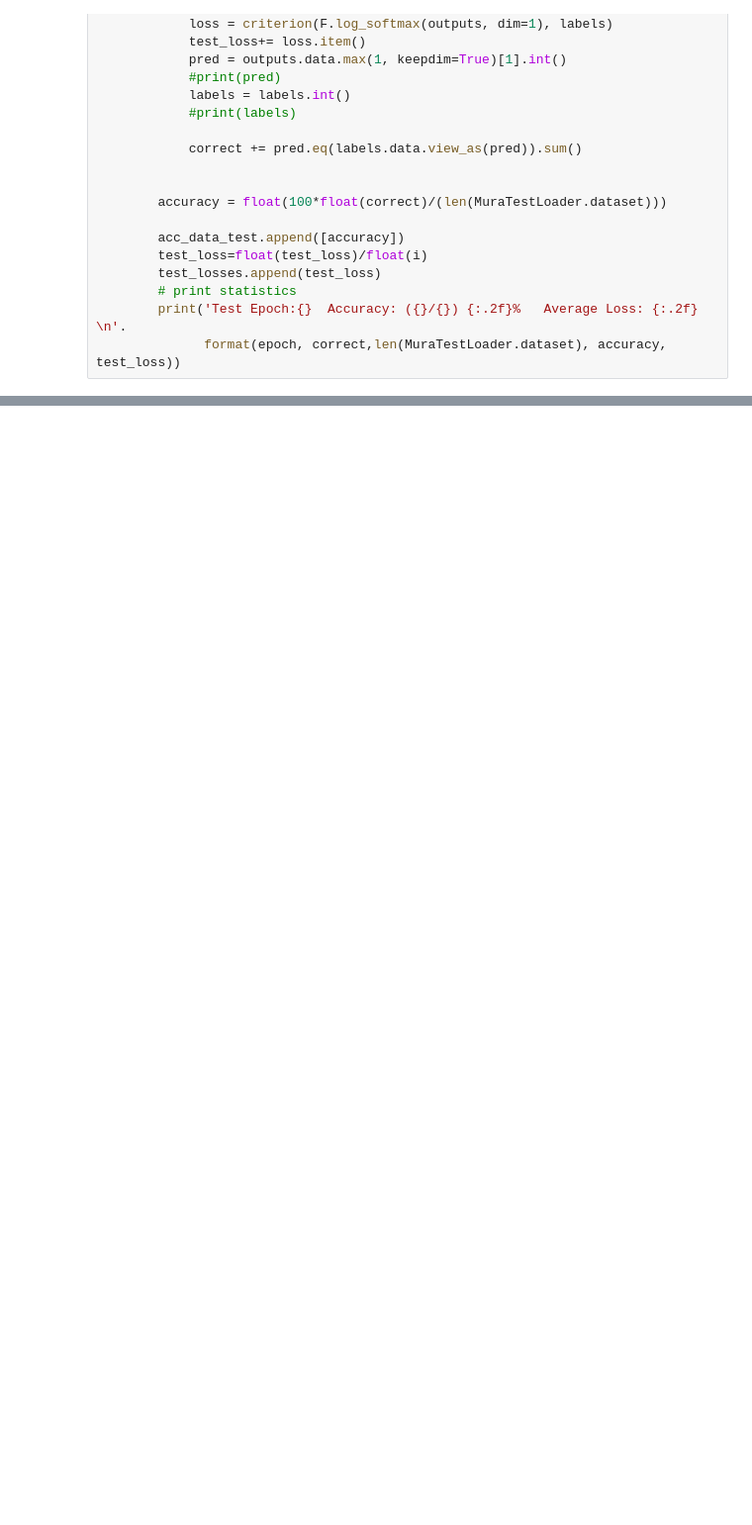
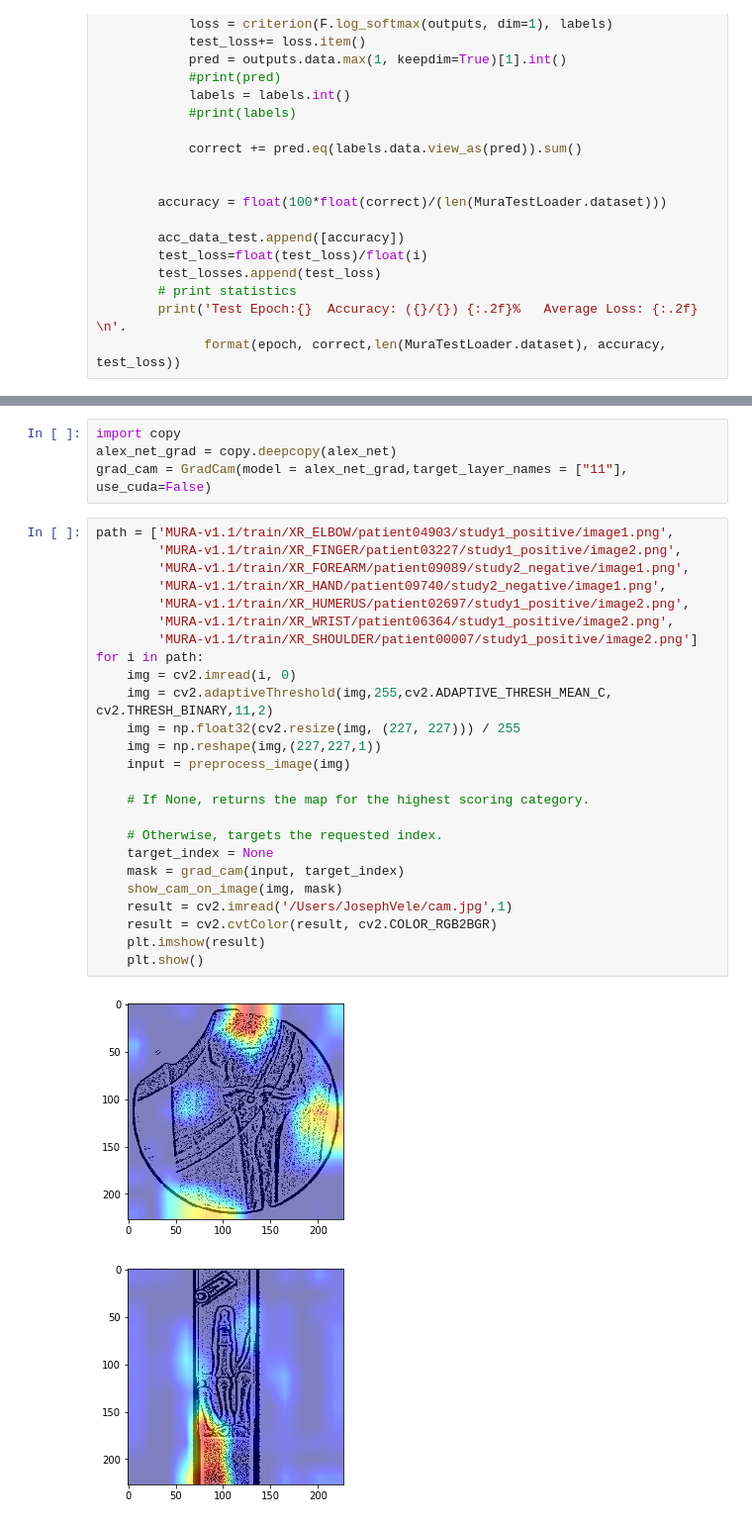
Before and after one commit to darkestfloyd/DS5500Project, a Jupyter notebook: Training_MURA.ipynb, the cells around one changed output, grey strips where cells are left out. Shown at 99% size. Drawn from its saved outputs; the diff is of its cells as text; blank space fills up the shorter version.

```diff
--- a/Training_MURA.ipynb
+++ b/Training_MURA.ipynb
@@ -526,0 +881,32 @@ Test Epoch:1  Accuracy: (2909/3196) 91.02%   Average Loss: 0.29
+# %%
+import copy
+alex_net_grad = copy.deepcopy(alex_net)
+grad_cam = GradCam(model = alex_net_grad,target_layer_names = ["11"], use_cuda=False)
+# %%
+path = ['MURA-v1.1/train/XR_ELBOW/patient04903/study1_positive/image1.png',
+        'MURA-v1.1/train/XR_FINGER/patient03227/study1_positive/image2.png',
+        'MURA-v1.1/train/XR_FOREARM/patient09089/study2_negative/image1.png',
+        'MURA-v1.1/train/XR_HAND/patient09740/study2_negative/image1.png',
+        'MURA-v1.1/train/XR_HUMERUS/patient02697/study1_positive/image2.png',
+        'MURA-v1.1/train/XR_WRIST/patient06364/study1_positive/image2.png',
+        'MURA-v1.1/train/XR_SHOULDER/patient00007/study1_positive/image2.png']
+for i in path:
+    img = cv2.imread(i, 0)
+    img = cv2.adaptiveThreshold(img,255,cv2.ADAPTIVE_THRESH_MEAN_C, cv2.THRESH_BINARY,11,2)
+    img = np.float32(cv2.resize(img, (227, 227))) / 255
+    img = np.reshape(img,(227,227,1))
+    input = preprocess_image(img)
+
+    # If None, returns the map for the highest scoring category.
+
+    # Otherwise, targets the requested index.
+    target_index = None
+    mask = grad_cam(input, target_index)
+    show_cam_on_image(img, mask)
+    result = cv2.imread('/Users/JosephVele/cam.jpg',1)
+    result = cv2.cvtColor(result, cv2.COLOR_RGB2BGR)
+    plt.imshow(result)
+    plt.show()
+# %% [output]
+[figure, added]
+[figure, added]
```
Also changed, not shown: parts of 34 cells of this notebook.
